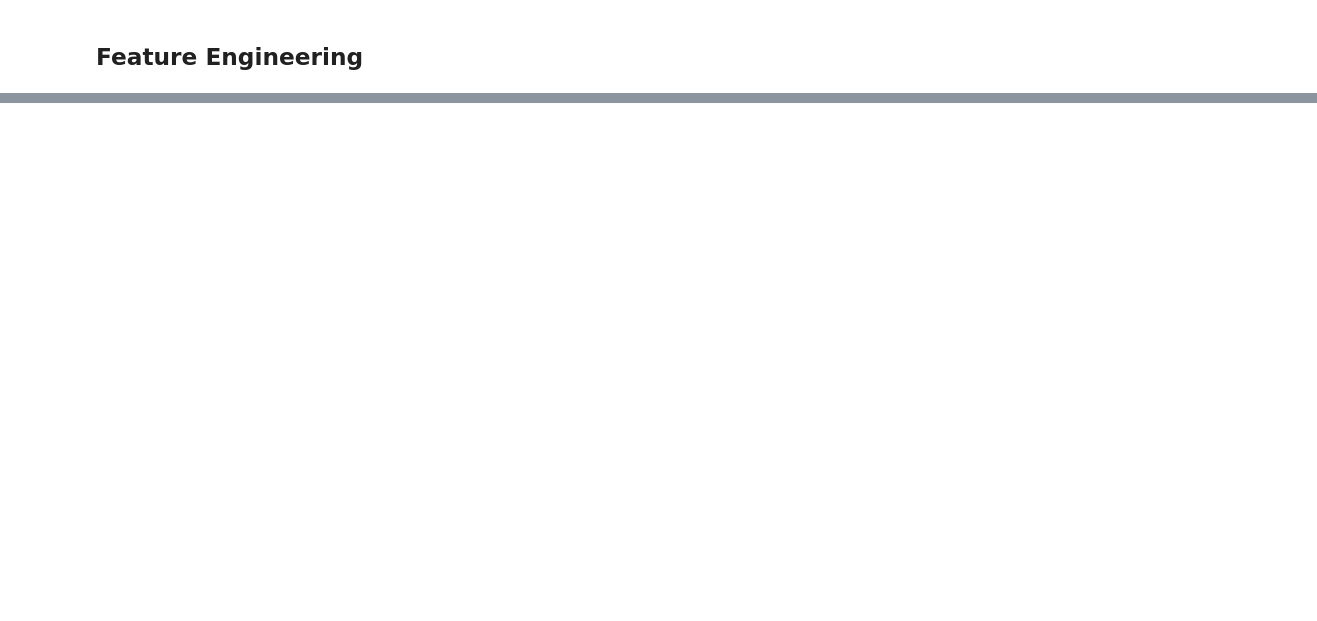
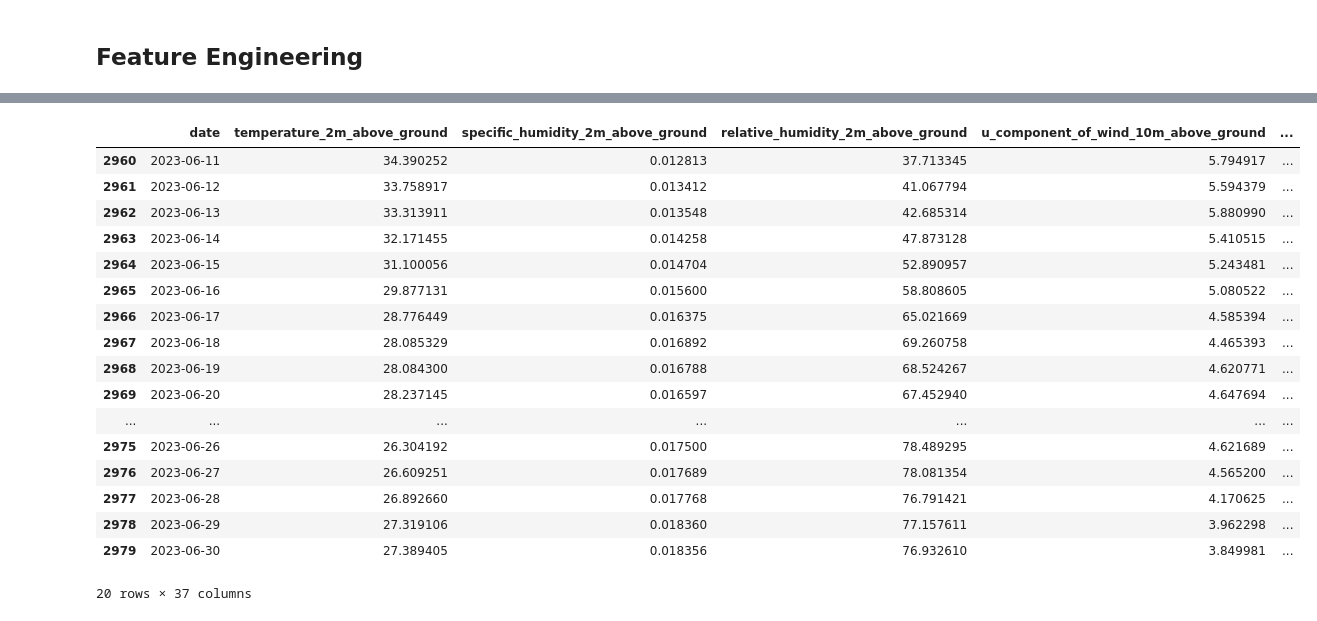
Before and after one commit to argishh/AlgeriaBhopal_WaterManagementandForecasting, a Jupyter notebook: src/Task3_Preprocessing/notebooks/Modified_preprocessing_Bhopal_Hariprasad.ipynb, the cells around one changed output, grey strips where cells are left out. Cells and saved outputs as stored; diff of their text form; code cells hidden in the pictures; blank space fills up the shorter version.

```diff
--- a/src/Task3_Preprocessing/notebooks/Modified_preprocessing_Bhopal_Hariprasad.ipynb
+++ b/src/Task3_Preprocessing/notebooks/Modified_preprocessing_Bhopal_Hariprasad.ipynb
@@ -637,0 +707,21 @@ Out of the water resources I mentioned above, we only need the water surface inf
+# %%
+df_copy.tail(20)
+# %% [output]
+|  | date | temperature_2m_above_ground | specific_humidity_2m_above_ground | relative_humidity_2m_above_ground | u_component_of_wind_10m_above_ground | ... |
+| 2960 | 2023-06-11 | 34.390252 | 0.012813 | 37.713345 | 5.794917 | ... |
+| 2961 | 2023-06-12 | 33.758917 | 0.013412 | 41.067794 | 5.594379 | ... |
+| 2962 | 2023-06-13 | 33.313911 | 0.013548 | 42.685314 | 5.880990 | ... |
+| 2963 | 2023-06-14 | 32.171455 | 0.014258 | 47.873128 | 5.410515 | ... |
+| 2964 | 2023-06-15 | 31.100056 | 0.014704 | 52.890957 | 5.243481 | ... |
+| 2965 | 2023-06-16 | 29.877131 | 0.015600 | 58.808605 | 5.080522 | ... |
+| 2966 | 2023-06-17 | 28.776449 | 0.016375 | 65.021669 | 4.585394 | ... |
+| 2967 | 2023-06-18 | 28.085329 | 0.016892 | 69.260758 | 4.465393 | ... |
+| 2968 | 2023-06-19 | 28.084300 | 0.016788 | 68.524267 | 4.620771 | ... |
+| 2969 | 2023-06-20 | 28.237145 | 0.016597 | 67.452940 | 4.647694 | ... |
+| ... | ... | ... | ... | ... | ... | ... |
+| 2975 | 2023-06-26 | 26.304192 | 0.017500 | 78.489295 | 4.621689 | ... |
+| 2976 | 2023-06-27 | 26.609251 | 0.017689 | 78.081354 | 4.565200 | ... |
+| 2977 | 2023-06-28 | 26.892660 | 0.017768 | 76.791421 | 4.170625 | ... |
+| 2978 | 2023-06-29 | 27.319106 | 0.018360 | 77.157611 | 3.962298 | ... |
+| 2979 | 2023-06-30 | 27.389405 | 0.018356 | 76.932610 | 3.849981 | ... |
+20 rows × 37 columns
```
Also changed, not shown: parts of 24 cells of this notebook.
